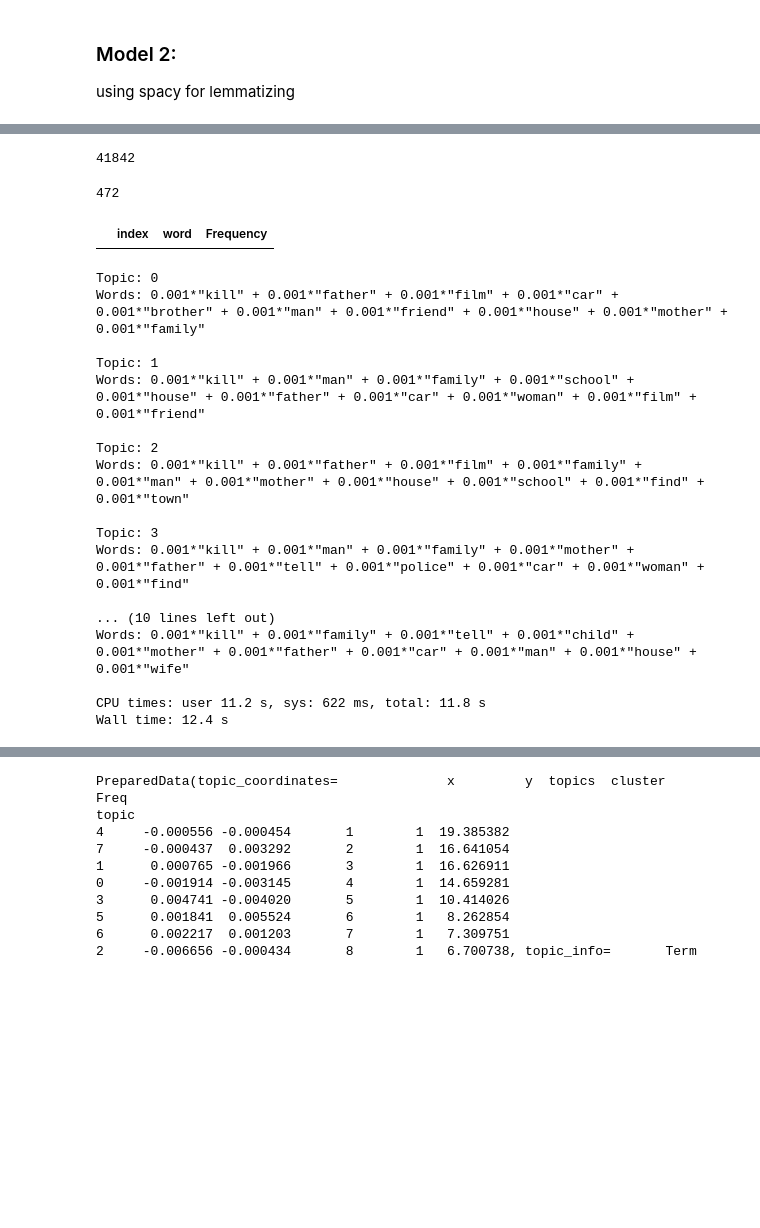
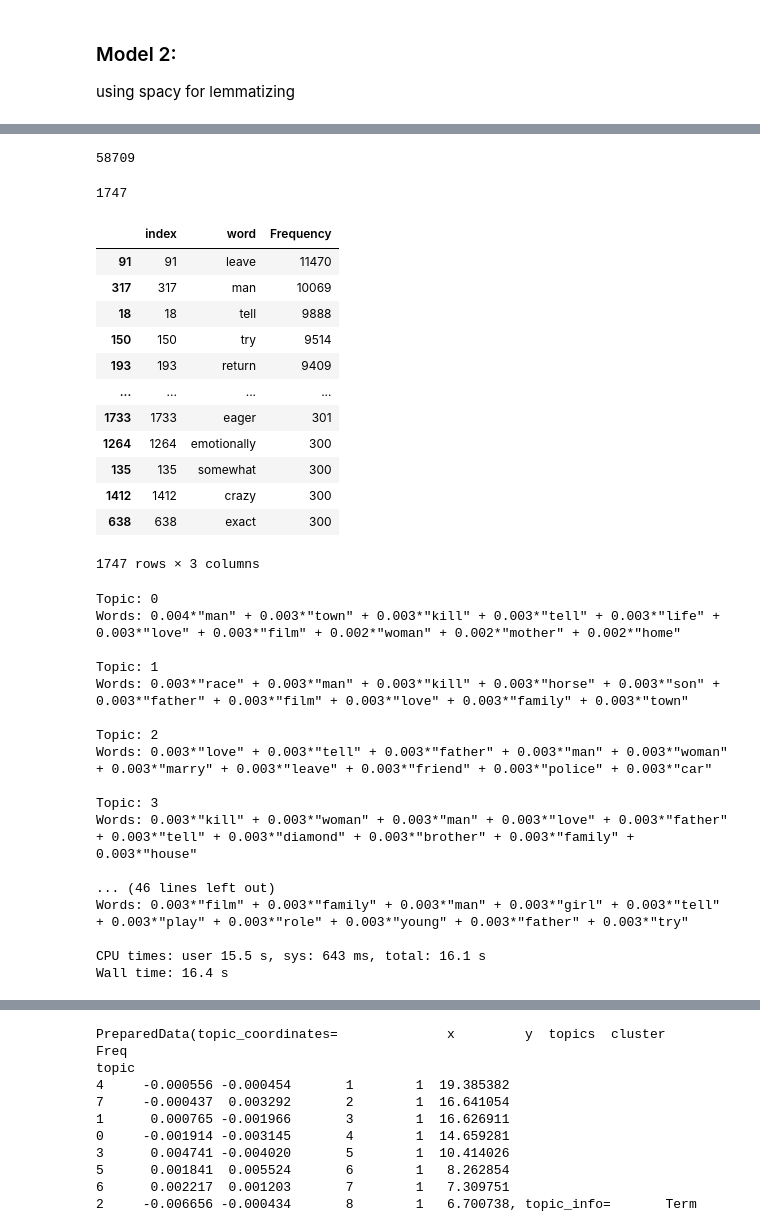
Before and after one commit to Siddharthsuresh92/Topic-Modeling-Movie-Plots, a Jupyter notebook: Movie Plots - Topic Modeling Exploration.ipynb, the cells around one changed output, grey strips where cells are left out. Saved outputs shown, nothing was run; the diff lists cells and outputs as text; code cells hidden in the pictures; blank space fills up the shorter version.

```diff
--- a/Movie Plots - Topic Modeling.ipynb
+++ b/Movie Plots - Topic Modeling Exploration.ipynb
@@ -59,7 +60,9 @@ plots_full
 # %%
-plots = plots_full[plots_full["Origin/Ethnicity"].isin(['American'])]
-plots = plots[plots['Release Year'] >= 1960].reset_index(drop=True)
+plots = plots_full[plots_full["Origin/Ethnicity"].isin(['American', 'British', 'Australian', 'Canadian', 'Bollywood'])].reset_index(drop=True)
+# plots = plots[plots['Release Year'] >= 1980].reset_index(drop=True)
 plots.loc[:,'Title'] = plots.loc[:,'Title'].apply(lambda x: re.sub(r'.*TheThe', 'The', x))
-plots
+# plots = plots.drop_duplicates(subset=['Title', 'Release Year'], keep='last').reset_index()
+plots = plots.drop_duplicates(subset=['Title', 'Plot'], keep='last').reset_index(drop=True)
+plots.head(10)
 # %% [output]
 |  | Release Year | Title | Origin/Ethnicity | Director | Cast | Genre | Wiki Page | Plot |
@@ -78,6 +79,10 @@ plots
 # %%
-plots['Decade'] = ["1960s" if x in range(1960,1970) else "1970s" if x in range(1970,1980) else "1980s" if x in range(1980,1990) \
-                   else "1990s" if x in range(1990,2000) else "2000s" if x in range(2000, 2010) else "2010s" for x in plots['Release Year']]
+plots['Decade'] = ["1900s" if x in range(1900,1910) else "1910s" if x in range(1910, 1920) else \
+                   "1920s" if x in range(1920,1930) else "1930s" if x in range(1930,1940) else "1940s" if x in range(1940, 1950) else \
+                   "1950s" if x in range(1950,1960) else "1960s" if x in range(1960,1970) else "1970s" if x in range(1970, 1980) else \
+                   "1980s" if x in range(1980,1990) else "1990s" if x in range(1990,2000) else "2000s" if x in range(2000, 2010) else "2010s" \
+                   for x in plots['Release Year']]
+plots = plots.sample(frac=1).reset_index(drop=True)
 plots
 # %% [output]
 |  | Release Year | Title | Origin/Ethnicity | Director | Cast | Genre | Wiki Page | Plot | Decade |
@@ -308,18 +313,30 @@ Wall time: 2min 34s
 plots_dict_spacy = Dictionary(plots_processed_spacy)
 len(plots_dict_spacy)
 # %% [output]
-41842
+58709
 # %%
 # Filter dictonary
-plots_dict_spacy.filter_extremes(no_below = 600, no_above = 0.5) # 200
+plots_dict_spacy.filter_extremes(no_below = 300, no_above = 0.5) # 200
 len(plots_dict_spacy)
 # %% [output]
-472
+1747
 # %%
 df_freq = freq_list(plots_dict_spacy)
-df_freq[df_freq.word == "joker"]
+df_freq
 # %% [output]
 |  | index | word | Frequency |
+| 91 | 91 | leave | 11470 |
+| 317 | 317 | man | 10069 |
+| 18 | 18 | tell | 9888 |
+| 150 | 150 | try | 9514 |
+| 193 | 193 | return | 9409 |
+| ... | ... | ... | ... |
+| 1733 | 1733 | eager | 301 |
+| 1264 | 1264 | emotionally | 300 |
+| 135 | 135 | somewhat | 300 |
+| 1412 | 1412 | crazy | 300 |
+| 638 | 638 | exact | 300 |
+1747 rows × 3 columns
 # %%
 # Bag of words and TFIDF
 bow = [plots_dict_spacy.doc2bow(plot) for plot in plots_processed_spacy]
@@ -328,29 +345,29 @@ corpus = tfidf_mod[bow]
 # %%
 %%time
 # LDA Multicore model using the tf-idf corpus
-lda_mod = gensim.models.LdaMulticore(corpus, num_topics=8, id2word=plots_dict_spacy, workers=5,
+lda_mod = gensim.models.LdaMulticore(corpus, num_topics=20, id2word=plots_dict_spacy, workers=5,
                                        random_state = 2020)
 
 for idx, topic in lda_mod.print_topics(-1):
     print('Topic: {} \nWords: {}\n'.format(idx, topic))
 # %% [output]
 Topic: 0
-Words: 0.001*"kill" + 0.001*"father" + 0.001*"film" + 0.001*"car" + 0.001*"brother" + 0.001*"man" + 0.001*"friend" + 0.001*"house" + 0.001*"mother" + 0.001*"family"
+Words: 0.004*"man" + 0.003*"town" + 0.003*"kill" + 0.003*"tell" + 0.003*"life" + 0.003*"love" + 0.003*"film" + 0.002*"woman" + 0.002*"mother" + 0.002*"home"
 
 Topic: 1
-Words: 0.001*"kill" + 0.001*"man" + 0.001*"family" + 0.001*"school" + 0.001*"house" + 0.001*"father" + 0.001*"car" + 0.001*"woman" + 0.001*"film" + 0.001*"friend"
+Words: 0.003*"race" + 0.003*"man" + 0.003*"kill" + 0.003*"horse" + 0.003*"son" + 0.003*"father" + 0.003*"film" + 0.003*"love" + 0.003*"family" + 0.003*"town"
 
 Topic: 2
-Words: 0.001*"kill" + 0.001*"father" + 0.001*"film" + 0.001*"family" + 0.001*"man" + 0.001*"mother" + 0.001*"house" + 0.001*"school" + 0.001*"find" + 0.001*"town"
+Words: 0.003*"love" + 0.003*"tell" + 0.003*"father" + 0.003*"man" + 0.003*"woman" + 0.003*"marry" + 0.003*"leave" + 0.003*"friend" + 0.003*"police" + 0.003*"car"
 
 Topic: 3
-Words: 0.001*"kill" + 0.001*"man" + 0.001*"family" + 0.001*"mother" + 0.001*"father" + 0.001*"tell" + 0.001*"police" + 0.001*"car" + 0.001*"woman" + 0.001*"find"
+Words: 0.003*"kill" + 0.003*"woman" + 0.003*"man" + 0.003*"love" + 0.003*"father" + 0.003*"tell" + 0.003*"diamond" + 0.003*"brother" + 0.003*"family" + 0.003*"house"
 
-... (10 lines left out)
-Words: 0.001*"kill" + 0.001*"family" + 0.001*"tell" + 0.001*"child" + 0.001*"mother" + 0.001*"father" + 0.001*"car" + 0.001*"man" + 0.001*"house" + 0.001*"wife"
+... (46 lines left out)
+Words: 0.003*"film" + 0.003*"family" + 0.003*"man" + 0.003*"girl" + 0.003*"tell" + 0.003*"play" + 0.003*"role" + 0.003*"young" + 0.003*"father" + 0.003*"try"
 
-CPU times: user 11.2 s, sys: 622 ms, total: 11.8 s
-Wall time: 12.4 s
+CPU times: user 15.5 s, sys: 643 ms, total: 16.1 s
+Wall time: 16.4 s
 # %%
 cm_spacy = CoherenceModel(model = lda_mod, texts = plots_processed_spacy, dictionary = plots_dict_spacy)
 cm_spacy.get_coherence()
```
Also changed, not shown: parts of 33 cells of this notebook, 3 other files.
